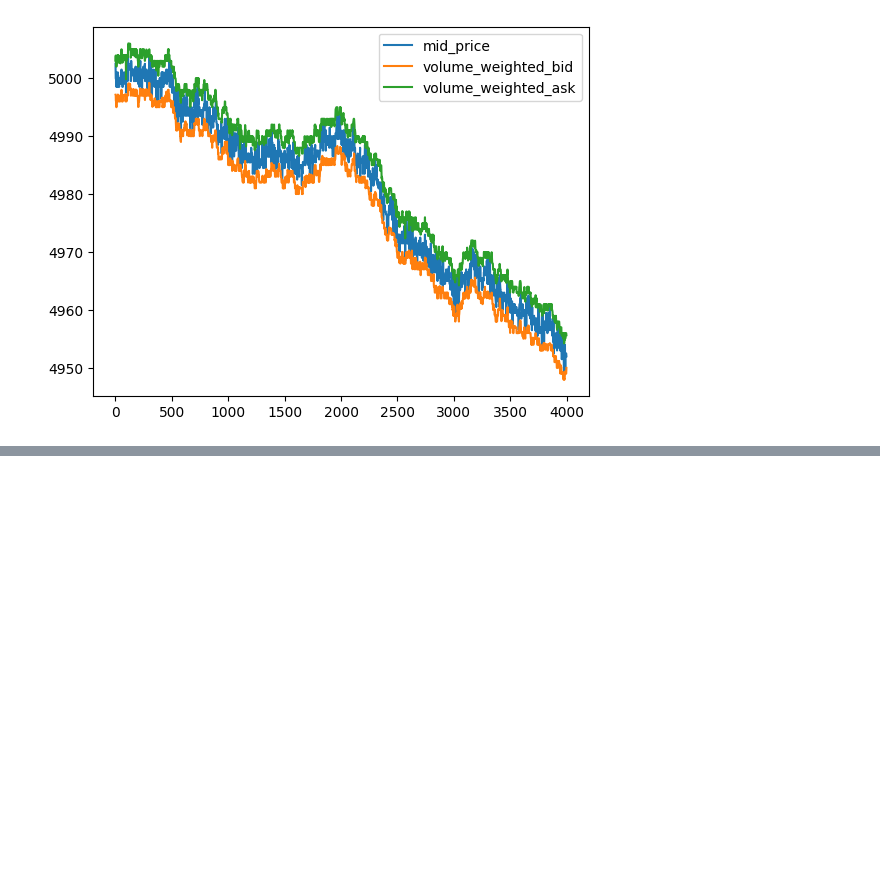
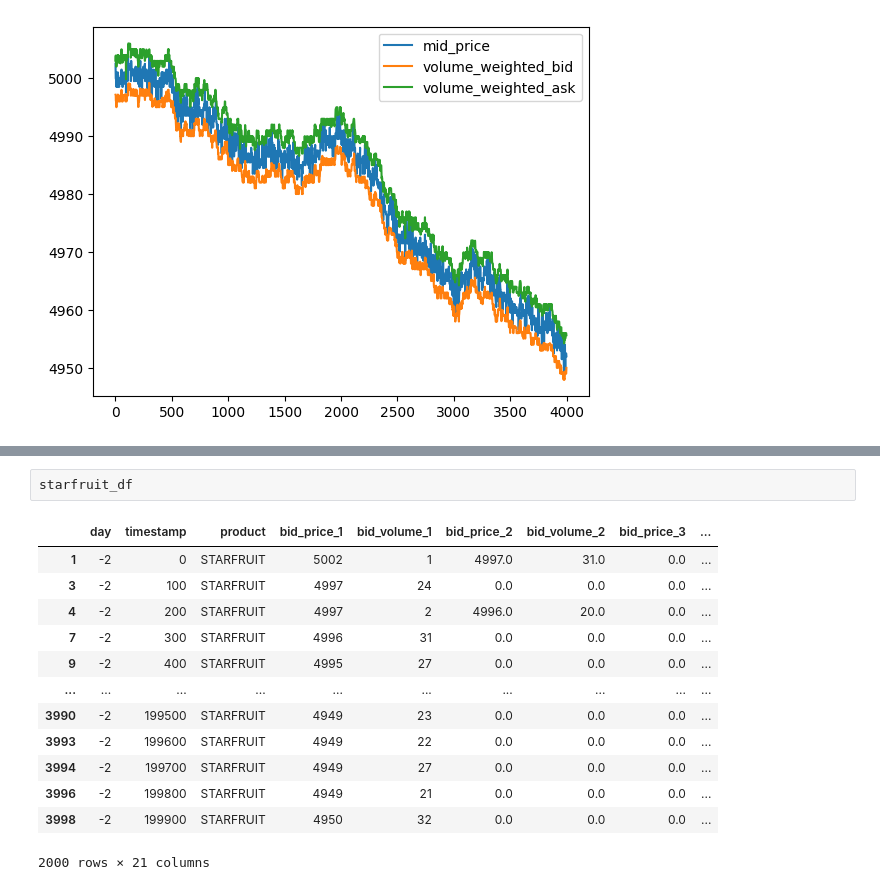
Before and after one commit to yinkiatho/IMC-Prosperity, a Jupyter notebook: preprocessing.ipynb, the cells around one changed output, grey strips where cells are left out. Cells and saved outputs as stored; diff of their text form; blank space fills up the shorter version.

```diff
--- a/preprocessing.ipynb
+++ b/preprocessing.ipynb
@@ -55,3 +89,19 @@ Product:  STARFRUIT
+# %%
+starfruit_df
+# %% [output]
+|  | day | timestamp | product | bid_price_1 | bid_volume_1 | bid_price_2 | bid_volume_2 | bid_price_3 | ... |
+| 1 | -2 | 0 | STARFRUIT | 5002 | 1 | 4997.0 | 31.0 | 0.0 | ... |
+| 3 | -2 | 100 | STARFRUIT | 4997 | 24 | 0.0 | 0.0 | 0.0 | ... |
+| 4 | -2 | 200 | STARFRUIT | 4997 | 2 | 4996.0 | 20.0 | 0.0 | ... |
+| 7 | -2 | 300 | STARFRUIT | 4996 | 31 | 0.0 | 0.0 | 0.0 | ... |
+| 9 | -2 | 400 | STARFRUIT | 4995 | 27 | 0.0 | 0.0 | 0.0 | ... |
+| ... | ... | ... | ... | ... | ... | ... | ... | ... | ... |
+| 3990 | -2 | 199500 | STARFRUIT | 4949 | 23 | 0.0 | 0.0 | 0.0 | ... |
+| 3993 | -2 | 199600 | STARFRUIT | 4949 | 22 | 0.0 | 0.0 | 0.0 | ... |
+| 3994 | -2 | 199700 | STARFRUIT | 4949 | 27 | 0.0 | 0.0 | 0.0 | ... |
+| 3996 | -2 | 199800 | STARFRUIT | 4949 | 21 | 0.0 | 0.0 | 0.0 | ... |
+| 3998 | -2 | 199900 | STARFRUIT | 4950 | 32 | 0.0 | 0.0 | 0.0 | ... |
+2000 rows × 21 columns
 # %%
 import jsonpickle
 import pandas as pd
```
Also changed, not shown: parts of 5 cells of this notebook, 4 other files.
